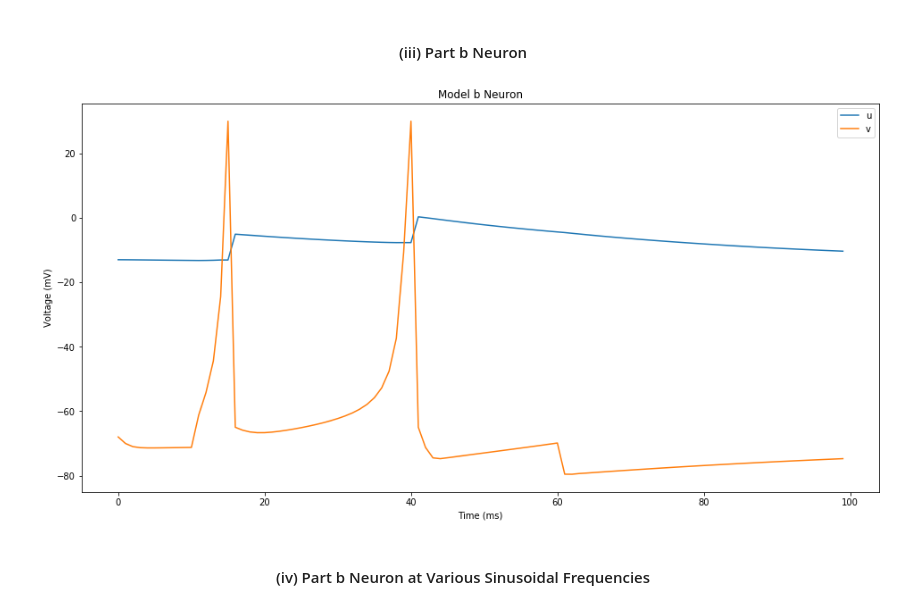
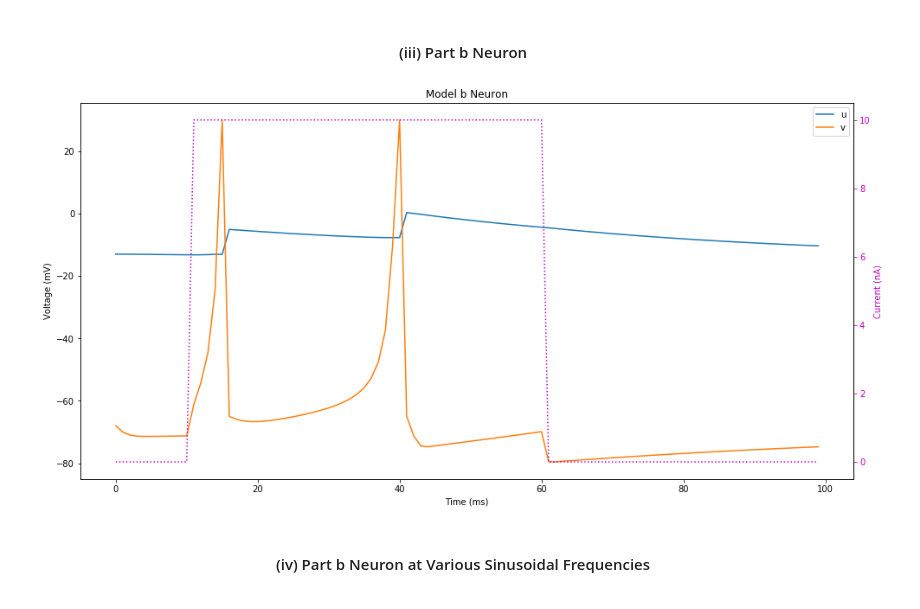
Before and after one commit to vanandrew/BME572, a Jupyter notebook: HW1/Problem2.ipynb, the cells around one changed output. Saved outputs shown, nothing was run; the diff lists cells and outputs as text; code cells hidden in the pictures.

```diff
--- a/HW1/Problem2.ipynb
+++ b/HW1/Problem2.ipynb
@@ -322,35 +322,35 @@ class ModelB:
             return self.u, 30
         else:
             return u, v
 
     def step(self):
         """
             Runs one step of the model
         """
         # get the current from the generator
         I = self.cg()
 
         # set params to set values if flag set
         if self.reset:
             self.u = self.u + self.d
             self.v = self.c
 
             # "reset" reset flag
             self.reset = False
         else:
             # calculate and set new voltage
             self.u, self.v = self.set_params(*self.new_params(self.u, self.v, I))
 
         # append voltage to list
         self.plot_store['u'].append(self.u)
         self.plot_store['v'].append(self.v)
 
 # create model b with I = 10 nA for 50 ms and run model
 run_model(
     ModelB(cg=CurrentGenerator(I=10, It=50, It_start=10)),
-    'Model b Neuron', iterations=100, create_legend=True)
+    'Model b Neuron', iterations=100, show_input=True, create_legend=True)
 # %% [output]
-[figure, old version]
+[figure, new version]
 # %% [markdown]
 <h4><center>(iv) Part b Neuron at Various Sinusoidal Frequencies</center></h4>
 # %%
```
Also changed, not shown: parts of 5 cells of this notebook, 2 other files.
